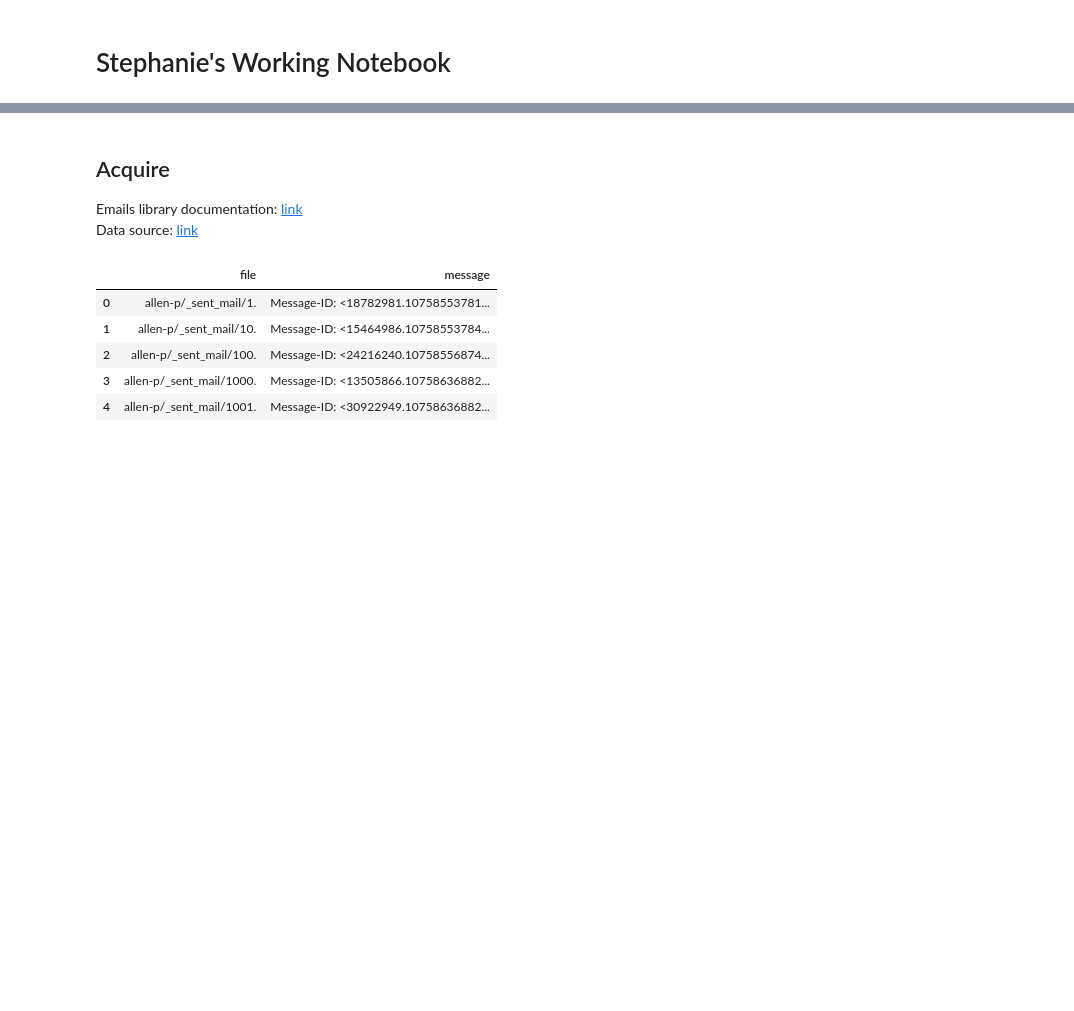
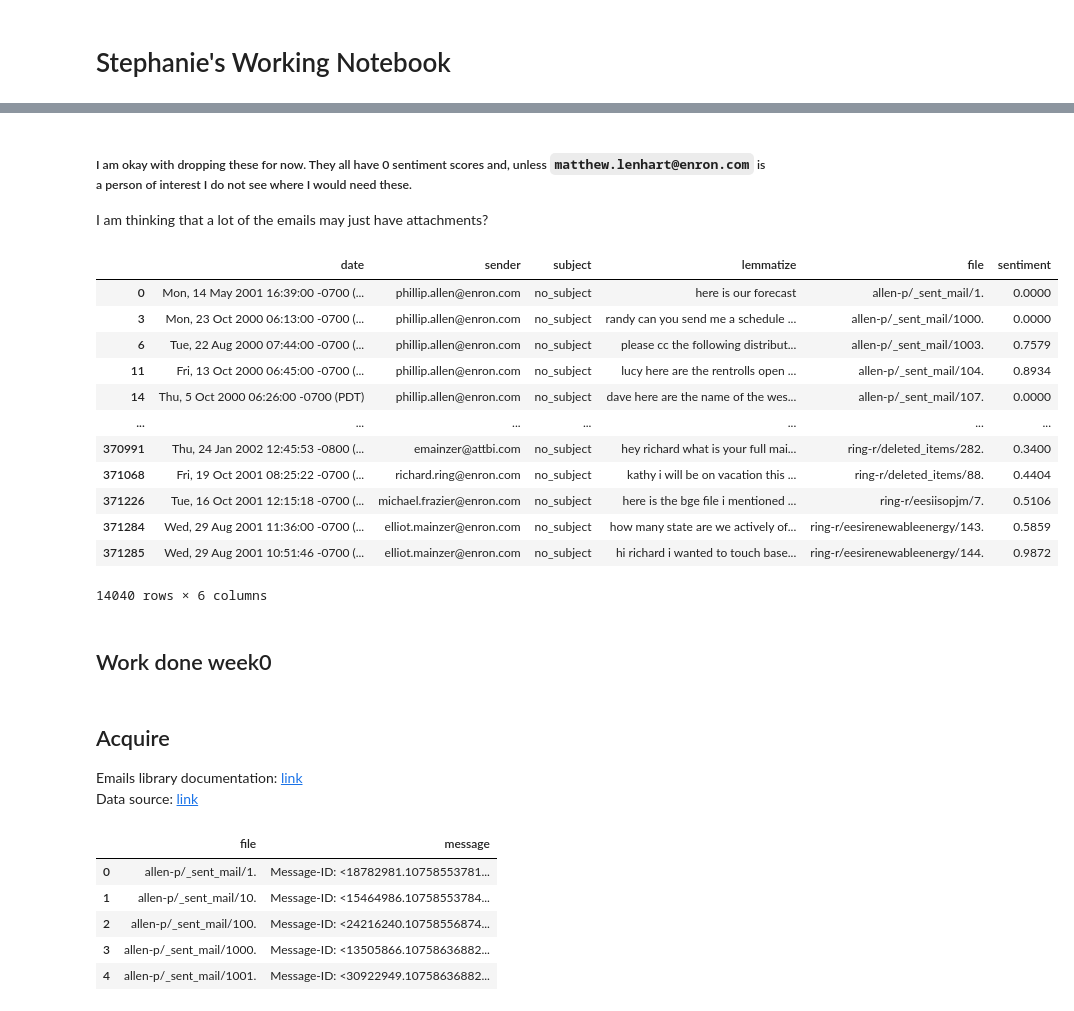
Before and after one commit to Enron-Discussion-NLP/Capstone, a Jupyter notebook: 00_Stephanie/stephanie_working-notebook.ipynb, the cells around one changed output, grey strips where cells are left out. Drawn from its saved outputs; the diff is of its cells as text; code cells hidden in the pictures; blank space fills up the shorter version.

Commit message:
adding work through data prep for explore

```diff
--- a/00_Stephanie/stephanie_working-notebook.ipynb
+++ b/00_Stephanie/stephanie_working-notebook.ipynb
@@ -2,0 +164,23 @@
+# %% [markdown]
+##### I am okay with dropping these for now. They all have 0 sentiment scores and, unless `matthew.lenhart@enron.com` is a person of interest I do not see where I would need these.
+I am thinking that a lot of the emails may just have attachments?
+# %%
+# filling null subject values with flag >> no_subject
+df.subject.fillna('no_subject', inplace = True)
+# %%
+# making sure went through
+df[df.subject == 'no_subject']
+# %% [output]
+|  | date | sender | subject | lemmatize | file | sentiment |
+| 0 | Mon, 14 May 2001 16:39:00 -0700 (... | phillip.allen@enron.com | no_subject | here is our forecast | allen-p/_sent_mail/1. | 0.0000 |
+| 3 | Mon, 23 Oct 2000 06:13:00 -0700 (... | phillip.allen@enron.com | no_subject | randy can you send me a schedule ... | allen-p/_sent_mail/1000. | 0.0000 |
+| 6 | Tue, 22 Aug 2000 07:44:00 -0700 (... | phillip.allen@enron.com | no_subject | please cc the following distribut... | allen-p/_sent_mail/1003. | 0.7579 |
+| 11 | Fri, 13 Oct 2000 06:45:00 -0700 (... | phillip.allen@enron.com | no_subject | lucy here are the rentrolls open ... | allen-p/_sent_mail/104. | 0.8934 |
+| 14 | Thu, 5 Oct 2000 06:26:00 -0700 (PDT) | phillip.allen@enron.com | no_subject | dave here are the name of the wes... | allen-p/_sent_mail/107. | 0.0000 |
+| ... | ... | ... | ... | ... | ... | ... |
+| 370991 | Thu, 24 Jan 2002 12:45:53 -0800 (... | emainzer@attbi.com | no_subject | hey richard what is your full mai... | ring-r/deleted_items/282. | 0.3400 |
+| 371068 | Fri, 19 Oct 2001 08:25:22 -0700 (... | richard.ring@enron.com | no_subject | kathy i will be on vacation this ... | ring-r/deleted_items/88. | 0.4404 |
+| 371226 | Tue, 16 Oct 2001 12:15:18 -0700 (... | michael.frazier@enron.com | no_subject | here is the bge file i mentioned ... | ring-r/eesiisopjm/7. | 0.5106 |
+| 371284 | Wed, 29 Aug 2001 11:36:00 -0700 (... | elliot.mainzer@enron.com | no_subject | how many state are we actively of... | ring-r/eesirenewableenergy/143. | 0.5859 |
+| 371285 | Wed, 29 Aug 2001 10:51:46 -0700 (... | elliot.mainzer@enron.com | no_subject | hi richard i wanted to touch base... | ring-r/eesirenewableenergy/144. | 0.9872 |
+14040 rows × 6 columns
@@ -3,3 +189,5 @@
+# %% [markdown]
+## Work done week0
 # %% [markdown]
 ## Acquire
 Emails library documentation: [link](https://docs.python.org/3/library/email.html)<br>
```
Also changed, not shown: parts of 25 cells of this notebook, 5 other files.
